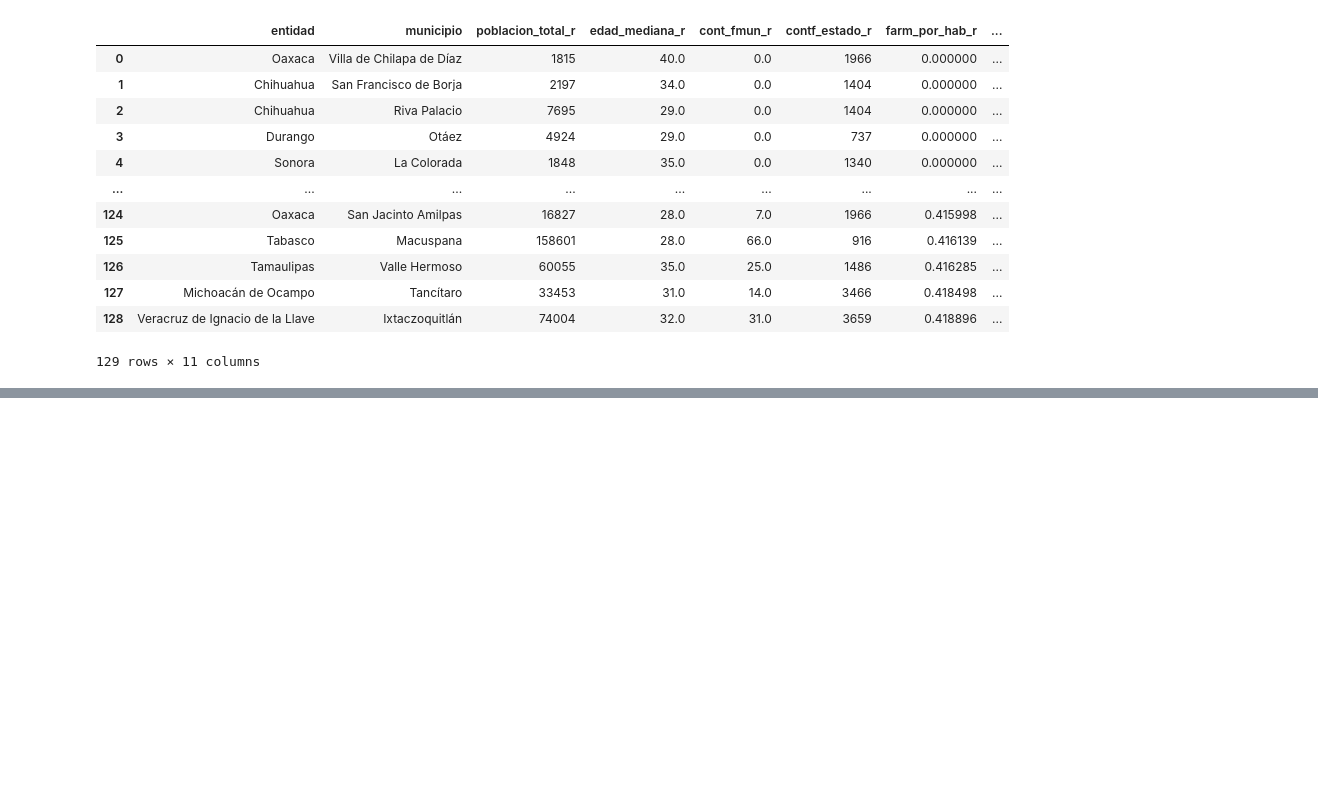
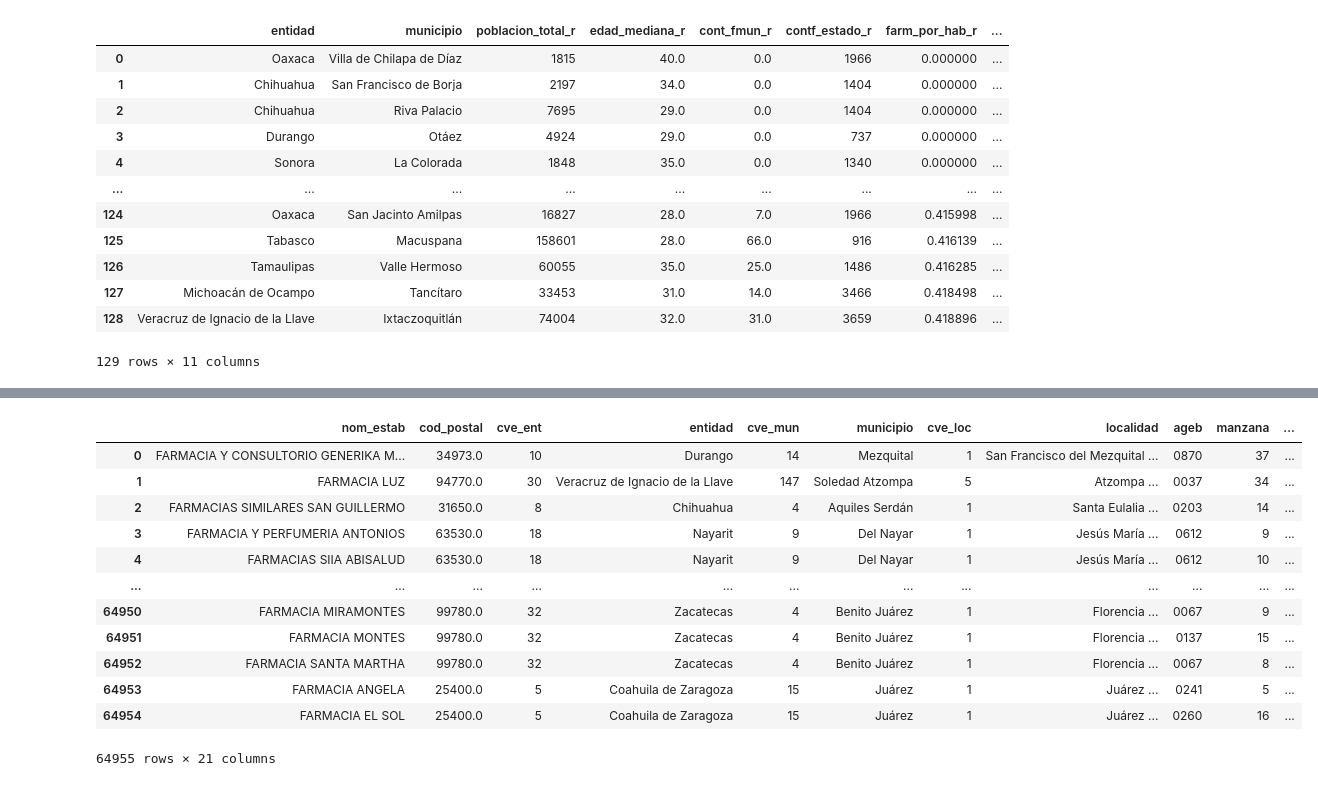
Before and after one commit to gabonavarroo/Dataton_ITAM, a Jupyter notebook: FarmaciasResultado.ipynb, the cells around one changed output, grey strips where cells are left out. Saved outputs shown, nothing was run; the diff lists cells and outputs as text; code cells hidden in the pictures; blank space fills up the shorter version.

```diff
--- a/FarmaciasResultado.ipynb
+++ b/FarmaciasResultado.ipynb
@@ -460 +460,21 @@ farmacias_recomendadas_ord
 129 rows × 11 columns
+# %%
+#Agregamos los datos de total de gastos e ingresos, asi como gastos e ingresos per capita a nuestra tabla con todas las farmacias
+farmacias_data = farmacias_ratio_ord.merge(gastos_ingresos, on=['entidad','municipio'], how ='left')
+farmacias_data['gastos_pc'] = farmacias_data['total_gastos'] / farmacias_data['poblacion_total']
+farmacias_data['ingresos_pc'] = farmacias_data['total_ingresos'] / farmacias_data['poblacion_total']
+farmacias_data
+# %% [output]
+|  | nom_estab | cod_postal | cve_ent | entidad | cve_mun | municipio | cve_loc | localidad | ageb | manzana | ... |
+| 0 | FARMACIA Y CONSULTORIO GENERIKA M... | 34973.0 | 10 | Durango | 14 | Mezquital | 1 | San Francisco del Mezquital ... | 0870 | 37 | ... |
+| 1 | FARMACIA LUZ | 94770.0 | 30 | Veracruz de Ignacio de la Llave | 147 | Soledad Atzompa | 5 | Atzompa ... | 0037 | 34 | ... |
+| 2 | FARMACIAS SIMILARES SAN GUILLERMO | 31650.0 | 8 | Chihuahua | 4 | Aquiles Serdán | 1 | Santa Eulalia ... | 0203 | 14 | ... |
+| 3 | FARMACIA Y PERFUMERIA ANTONIOS | 63530.0 | 18 | Nayarit | 9 | Del Nayar | 1 | Jesús María ... | 0612 | 9 | ... |
+| 4 | FARMACIAS SIIA ABISALUD | 63530.0 | 18 | Nayarit | 9 | Del Nayar | 1 | Jesús María ... | 0612 | 10 | ... |
+| ... | ... | ... | ... | ... | ... | ... | ... | ... | ... | ... | ... |
+| 64950 | FARMACIA MIRAMONTES | 99780.0 | 32 | Zacatecas | 4 | Benito Juárez | 1 | Florencia ... | 0067 | 9 | ... |
+| 64951 | FARMACIA MONTES | 99780.0 | 32 | Zacatecas | 4 | Benito Juárez | 1 | Florencia ... | 0137 | 15 | ... |
+| 64952 | FARMACIA SANTA MARTHA | 99780.0 | 32 | Zacatecas | 4 | Benito Juárez | 1 | Florencia ... | 0067 | 8 | ... |
+| 64953 | FARMACIA ANGELA | 25400.0 | 5 | Coahuila de Zaragoza | 15 | Juárez | 1 | Juárez ... | 0241 | 5 | ... |
+| 64954 | FARMACIA EL SOL | 25400.0 | 5 | Coahuila de Zaragoza | 15 | Juárez | 1 | Juárez ... | 0260 | 16 | ... |
+64955 rows × 21 columns
```
Also changed, not shown: parts of 3 cells of this notebook.
